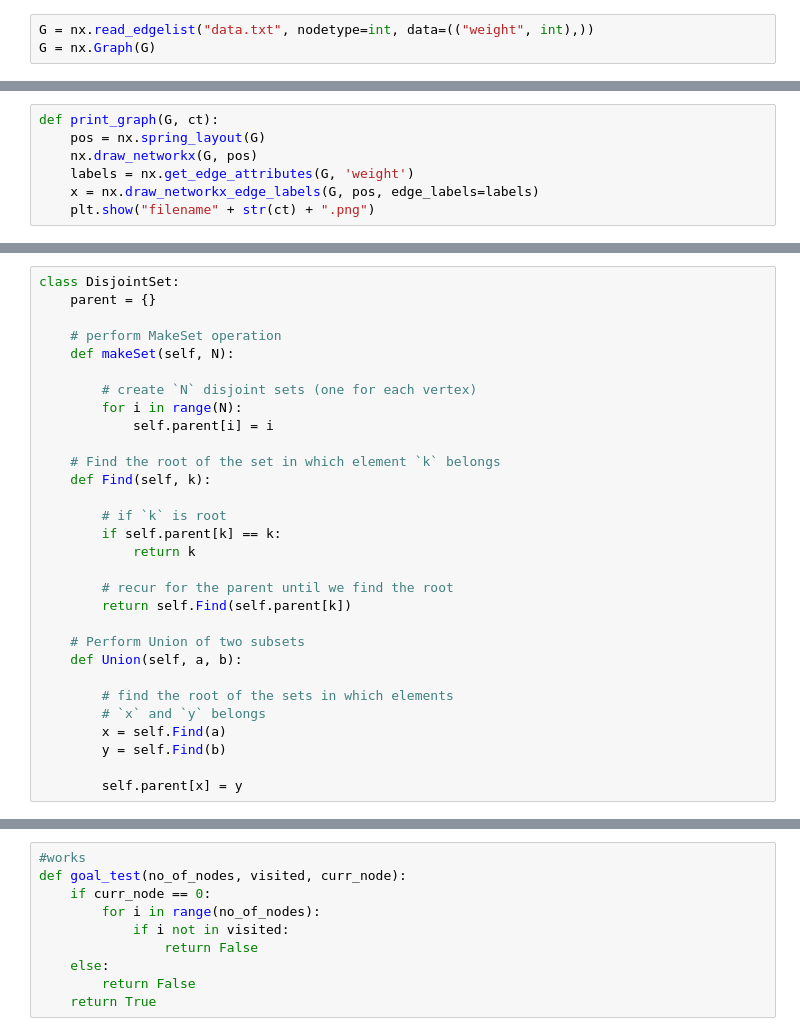
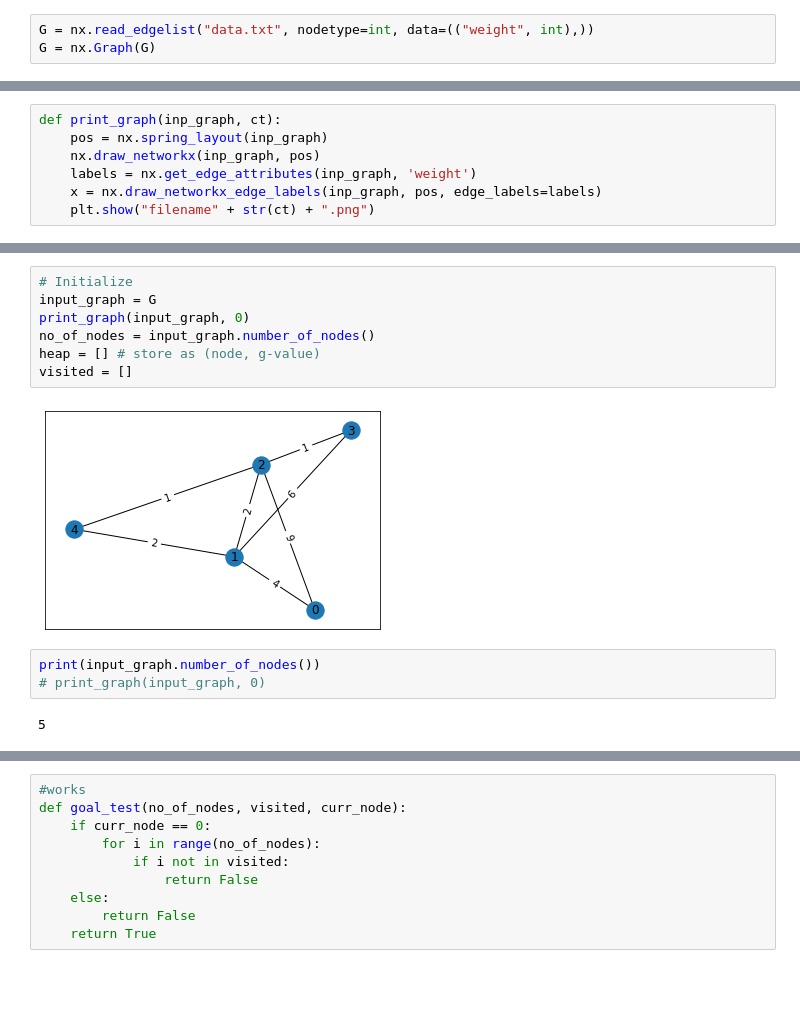
Before and after one commit to nitinosiris/tsp, a Jupyter notebook: main.ipynb, the cells around one changed output, grey strips where cells are left out. Saved outputs shown, nothing was run; the diff lists cells and outputs as text; blank space fills up the shorter version.

```diff
--- a/main.ipynb
+++ b/main.ipynb
@@ -15,7 +23,7 @@ G = nx.Graph(G)
 # %%
-def print_graph(G, ct):
-    pos = nx.spring_layout(G)
-    nx.draw_networkx(G, pos)
-    labels = nx.get_edge_attributes(G, 'weight')
-    x = nx.draw_networkx_edge_labels(G, pos, edge_labels=labels)
+def print_graph(inp_graph, ct):
+    pos = nx.spring_layout(inp_graph)
+    nx.draw_networkx(inp_graph, pos)
+    labels = nx.get_edge_attributes(inp_graph, 'weight')
+    x = nx.draw_networkx_edge_labels(inp_graph, pos, edge_labels=labels)
     plt.show("filename" + str(ct) + ".png")
@@ -49,31 +30,15 @@ def union(parent, rank, x, y):
-# %%
-class DisjointSet:
-    parent = {}
-
-    # perform MakeSet operation
-    def makeSet(self, N):
-
-        # create `N` disjoint sets (one for each vertex)
-        for i in range(N):
-            self.parent[i] = i
-
-    # Find the root of the set in which element `k` belongs
-    def Find(self, k):
-
-        # if `k` is root
-        if self.parent[k] == k:
-            return k
-
-        # recur for the parent until we find the root
-        return self.Find(self.parent[k])
-
-    # Perform Union of two subsets
-    def Union(self, a, b):
-
-        # find the root of the sets in which elements
-        # `x` and `y` belongs
-        x = self.Find(a)
-        y = self.Find(b)
-
-        self.parent[x] = y
+# %%
+# Initialize
+input_graph = G
+print_graph(input_graph, 0)
+no_of_nodes = input_graph.number_of_nodes()
+heap = [] # store as (node, g-value)
+visited = []
+# %% [output]
+[figure, added]
+# %%
+print(input_graph.number_of_nodes())
+# print_graph(input_graph, 0)
+# %% [output]
+5
 # %%
```
Also changed, not shown: parts of 11 cells of this notebook.
